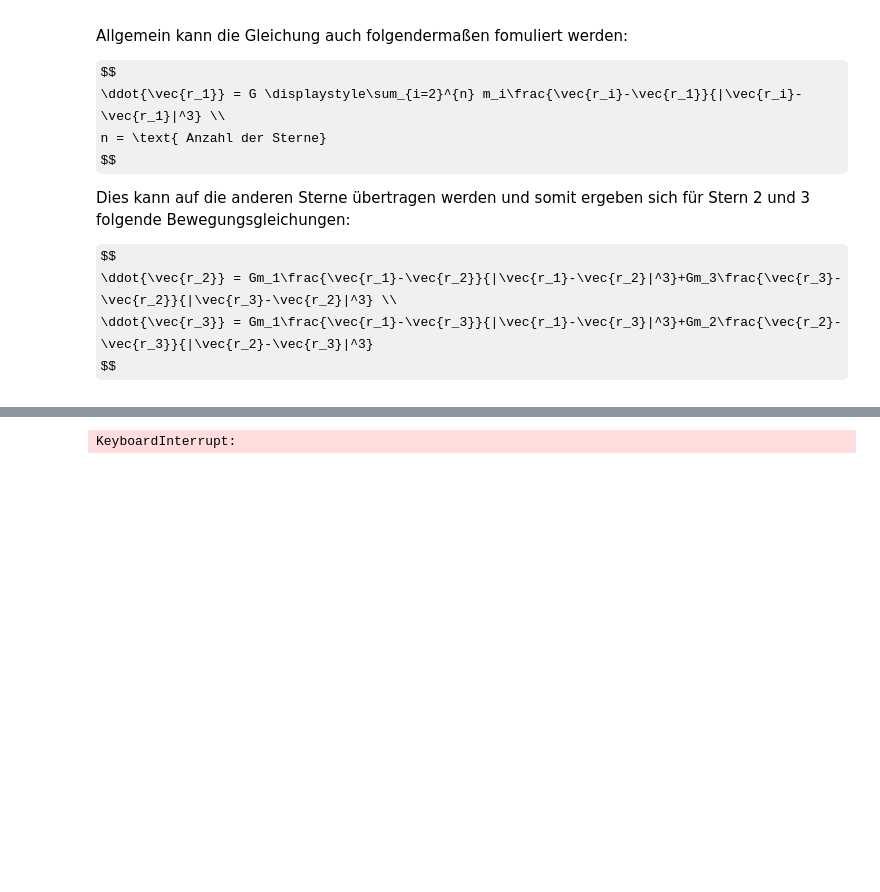
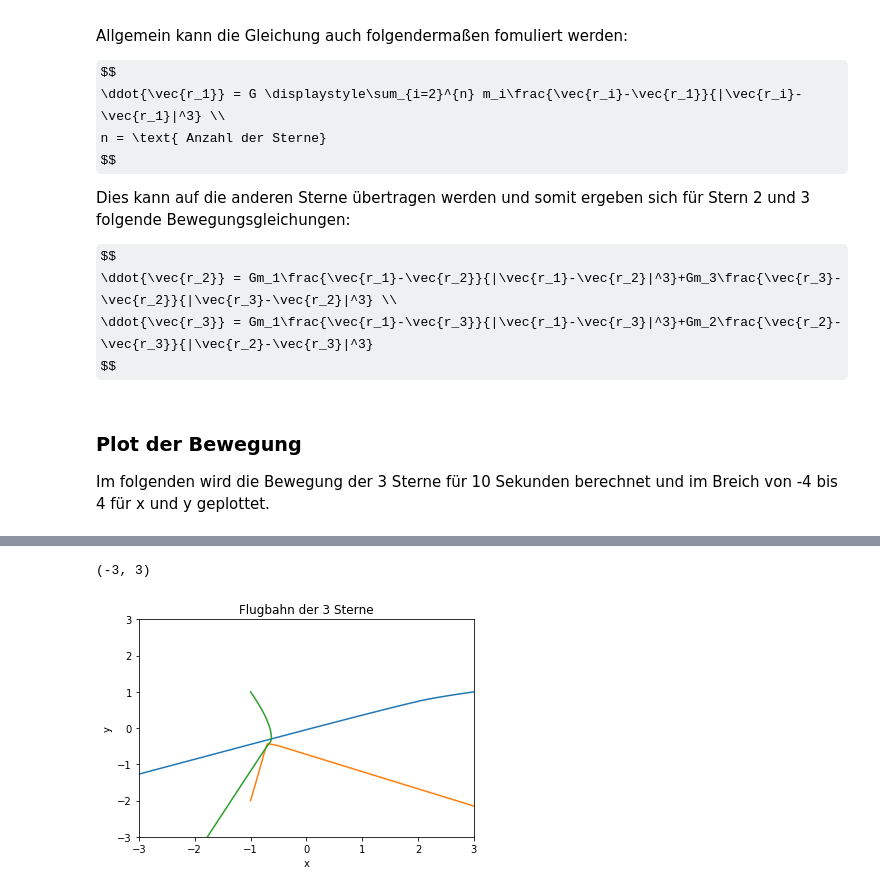
Before and after one commit to darenegade/modellbildung, a Jupyter notebook: Abgabe 2/Abgabe 2.ipynb, the cells around one changed output, grey strips where cells are left out. Saved outputs shown, nothing was run; the diff lists cells and outputs as text; code cells hidden in the pictures; some formulas as TeX source; blank space fills up the shorter version.

```diff
--- a/Abgabe 2/Abgabe 2.ipynb
+++ b/Abgabe 2/Abgabe 2.ipynb
@@ -71,6 +76,10 @@ $$
 \ddot{\vec{r_2}} = Gm_1\frac{\vec{r_1}-\vec{r_2}}{|\vec{r_1}-\vec{r_2}|^3}+Gm_3\frac{\vec{r_3}-\vec{r_2}}{|\vec{r_3}-\vec{r_2}|^3} \\
 \ddot{\vec{r_3}} = Gm_1\frac{\vec{r_1}-\vec{r_3}}{|\vec{r_1}-\vec{r_3}|^3}+Gm_2\frac{\vec{r_2}-\vec{r_3}}{|\vec{r_2}-\vec{r_3}|^3}
 $$
+# %% [markdown]
+### Plot der Bewegung
+
+Im folgenden wird die Bewegung der 3 Sterne für 10 Sekunden berechnet und im Breich von -4 bis 4 für x und y geplottet.
 # %%
 import numpy as np     # get ODE solvers, numpy
 import vpython as vp         # get VPython modules for animation
@@ -85,8 +94,8 @@ def leapfrog(lfdiffeq, r1, v1, r2, r3, t, h):       # vectorized leapfrog
         It must return a numpy array if i>1 """
     hh = h/2.0
     r11 = r1 + hh*lfdiffeq(0, r1, r2, r3, v1, t)     # 1st: r at h/2 using v0    @\lbl{line:lf1}@
-    v11 = v1 +  h*lfdiffeq(1, r11, r2, r3, v1, t+hh)  # 2nd: v1 using a(r) at h/2 @\lbl{line:lf2}@
-    r11 = r11 + hh*lfdiffeq(0, r1, r2, r3, v11, t+h)   # 3rd: r1 at h using v1     @\lbl{line:lf3}@
+    v11 = v1 +  h*lfdiffeq(1, r11, r2, r3, v1, t)  # 2nd: v1 using a(r) at h/2 @\lbl{line:lf2}@
+    r11 = r11 + hh*lfdiffeq(0, r1, r2, r3, v11, t)   # 3rd: r1 at h using v1     @\lbl{line:lf3}@
     return r11, v11
 
 
@@ -98,39 +107,34 @@ def star(id, r1, r2, r3, v, t):            # return the eqns of motion
     s13 = vp.mag(vec(r13[0],r13[1],0))   # $s=|\vec{r}|$
     return m2*r12/(s12*s12*s12) + m3*r13/(s13*s13*s13)         # accel dv/dt, faster than s**3
 
-def go():
-    r1 = np.array([3.0, 1.0])
-    v1 = np.array([0.0, 0.0])
-    r2 = np.array([-1.0, -2.0])
-    v2 = np.array([0.0, 0.0])
-    r3 = np.array([-1.0, 1.0])
-    v3 = np.array([0.0, 0.0])
-
-    # draw the scene, planet earth/path, sun/sunlight
-    scene = vp.canvas(title='Planetary motion',          # scene start
-                       background=vec(.2,.5,1), forward=vec(0,2,-1))
-    star1 = vp.sphere(pos=vec(r1[0],r1[1],0), radius=0.1, make_trail=True, up=vec(0,0,1))
-    star2 = vp.sphere(pos=vec(r2[0],r2[1],0), radius=0.1, make_trail=True, up=vec(0,0,1))
-    star3 = vp.sphere(pos=vec(r3[0],r3[1],0), radius=0.1, make_trail=True, up=vec(0,0,1))
-    sunlight = vp.local_light(pos=vec(0,0,0), color=vp.color.yellow) #scn end
-
-    t, h = 0.0, 0.001
-    while True:
-        r12 = r2 - r1
-        r13 = r3 - r1
-        limiter = np.minimum(vp.mag(vec(r12[0],r12[1],0)), vp.mag(vec(r13[0],r13[1],0)))
-        vp.rate(100 / limiter)   # limit animation speed
-
-        r1, v1 = leapfrog(star, r1, v1, r2, r3, t, h)  # integrate
-        star1.pos = vec(r1[0],r1[1],0)           # move planet
-        r2, v2 = leapfrog(star, r2, v2, r1, r3, t, h)  # integrate
-        star2.pos = vec(r2[0],r2[1],0)           # move planet
-        r3, v3 = leapfrog(star, r3, v3, r1, r2, t, h)  # integrate
-        star3.pos = vec(r3[0],r3[1],0)           # move planet
-
-
+# Startpositions
+r1 = [np.array([3.0, 1.0])]
+v1 = np.array([0.0, 0.0])
+r2 = [np.array([-1.0, -2.0])]
+v2 = np.array([0.0, 0.0])
+r3 = [np.array([-1.0, 1.0])]
+v3 = np.array([0.0, 0.0])
 m1 = 150
 m2 = 200
 m3 = 250
-go()
+t, h = 0.0, 0.001
+
+while t < 10:
+    r1_tmp, v1 = leapfrog(star, r1[-1], v1, r2[-1], r3[-1], t, h)  # integrate
+    r1.append(r1_tmp)
+    r2_tmp, v2 = leapfrog(star, r2[-1], v2, r1[-1], r3[-1], t, h)  # integrate
+    r2.append(r2_tmp)
+    r3_tmp, v3 = leapfrog(star, r3[-1], v3, r1[-1], r2[-1], t, h)  # integrate
+    r3.append(r3_tmp)
+    t += h
+
+plt.title('Flugbahn der 3 Sterne')
+plt.ylabel('y')
+plt.xlabel('x')
+plt.plot([v[0] for v in r1], [v[1] for v in r1])
+plt.plot([v[0] for v in r2], [v[1] for v in r2])
+plt.plot([v[0] for v in r3], [v[1] for v in r3])
+axes = plt.gca()
+axes.set_xlim([-3,3])
+axes.set_ylim([-3,3])
 # %% [output]
@@ -147 +141,2 @@ go()
-KeyboardInterrupt:
+(-3, 3)
+[figure, added]
```
Also changed, not shown: parts of 4 cells of this notebook.
